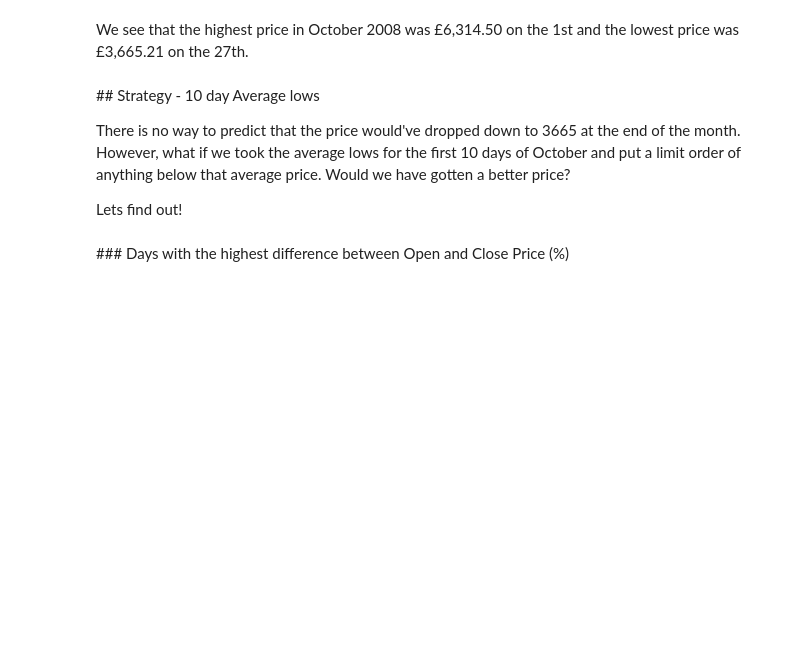
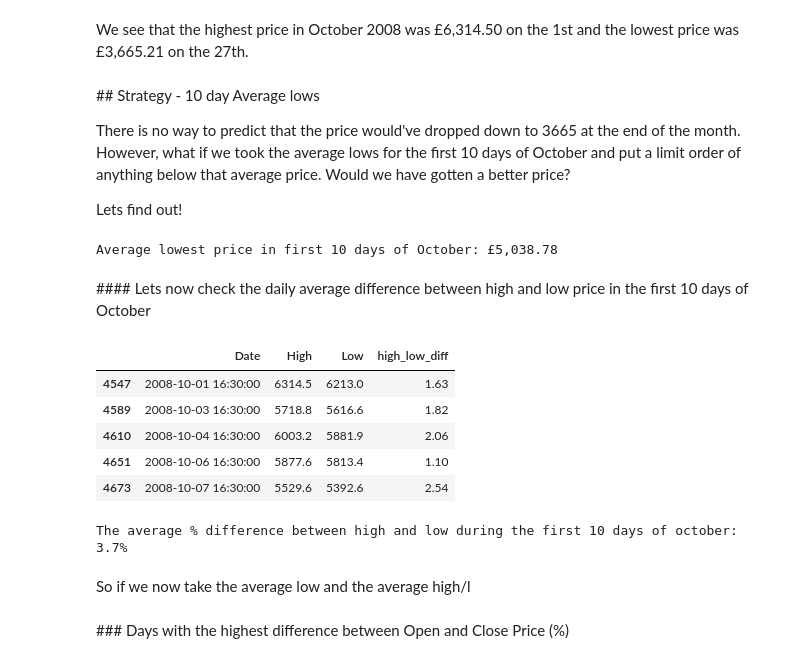
Before and after one commit to Sabihxh/finance, a Jupyter notebook: tridex/FTSE100 - EDA.ipynb, the cells around one changed output. Saved outputs shown, nothing was run; the diff lists cells and outputs as text; code cells hidden in the pictures; blank space fills up the shorter version.

```diff
--- a/tridex/FTSE100 - EDA.ipynb
+++ b/tridex/FTSE100 - EDA.ipynb
@@ -165,6 +167,47 @@ We see that the highest price in October 2008 was £6,314.50 on the 1st and the
 There is no way to predict that the price would've dropped down to 3665 at the end of the month. However, what if we took the average lows for the first 10 days of October and put a limit order of anything below that average price. Would we have gotten a better price?
 
 Lets find out!
+# %%
+avg_low = (
+    df
+    .loc[(df['year'] == 2008) & (df['month'] == 'October'), ['Date', 'Low']]
+    .iloc[:10]
+    .loc[:, 'Low']
+    .mean()
+    .round(2)
+)
+
+print('Average lowest price in first 10 days of October: £{:,}'.format(avg_low))
+# %% [output]
+Average lowest price in first 10 days of October: £5,038.78
+# %% [markdown]
+#### Lets now check the daily average difference between high and low price in the first 10 days of October
+# %%
+agg_df = (
+    df
+    .loc[(df['year'] == 2008) & (df['month'] == 'October')]
+    .iloc[:10]
+    .loc[:, ['Date', 'High', 'Low']]
+)
+
+agg_df['high_low_diff'] = utils.get_high_low_difference(agg_df['High'], agg_df['Low'])
+
+agg_df.head(5)
+# %% [output]
+|  | Date | High | Low | high_low_diff |
+| 4547 | 2008-10-01 16:30:00 | 6314.5 | 6213.0 | 1.63 |
+| 4589 | 2008-10-03 16:30:00 | 5718.8 | 5616.6 | 1.82 |
+| 4610 | 2008-10-04 16:30:00 | 6003.2 | 5881.9 | 2.06 |
+| 4651 | 2008-10-06 16:30:00 | 5877.6 | 5813.4 | 1.10 |
+| 4673 | 2008-10-07 16:30:00 | 5529.6 | 5392.6 | 2.54 |
+# %%
+mean_diff = agg_df['high_low_diff'].mean()
+
+print('The average % difference between high and low during the first 10 days of october: {}%'.format(mean_diff))
+# %% [output]
+The average % difference between high and low during the first 10 days of october: 3.7%
+# %% [markdown]
+So if we now take the average low and the average high/l
 # %% [markdown]
 ### Days with the highest difference between Open and Close Price (%)
 # %%
```
Also changed, not shown: parts of 7 cells of this notebook, 1 other file.
